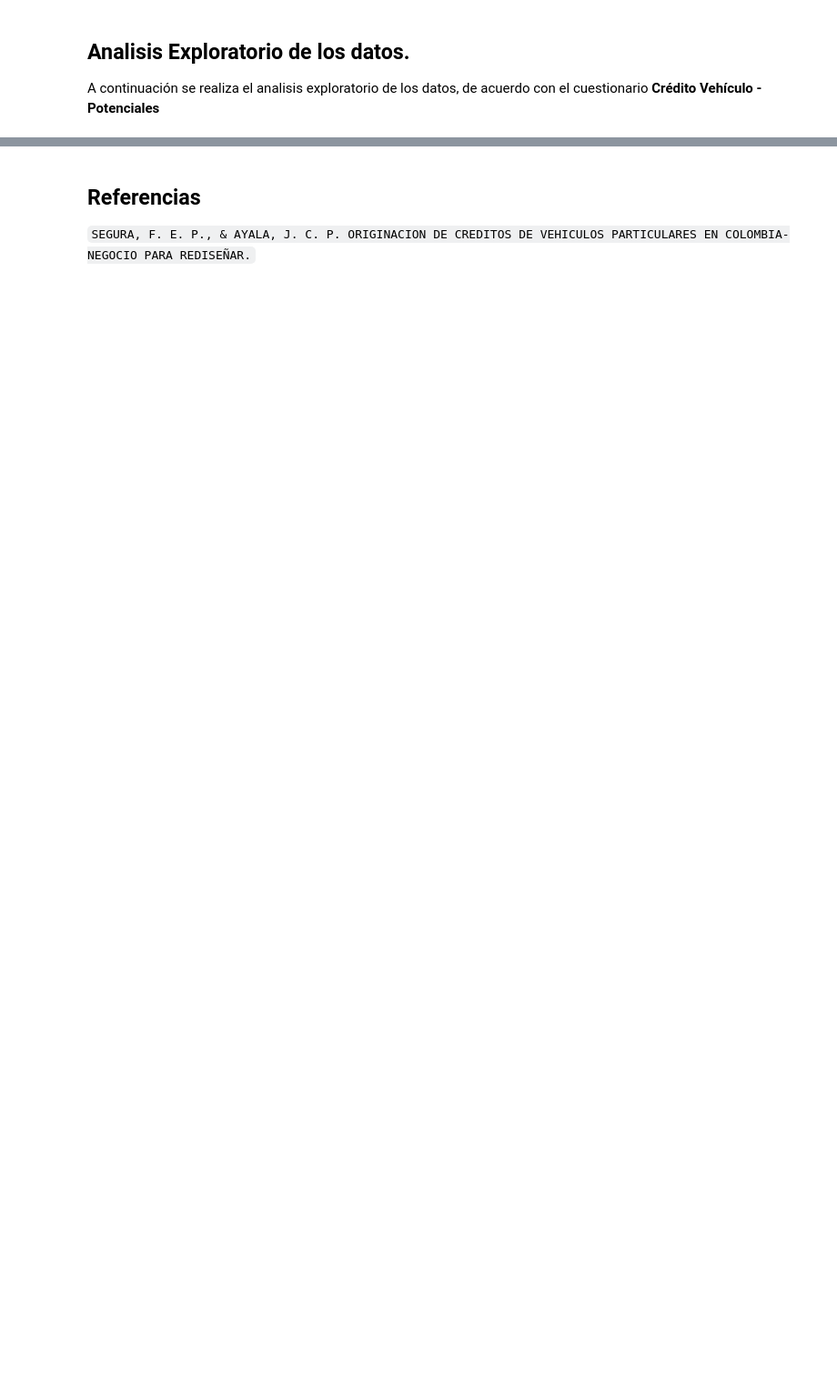
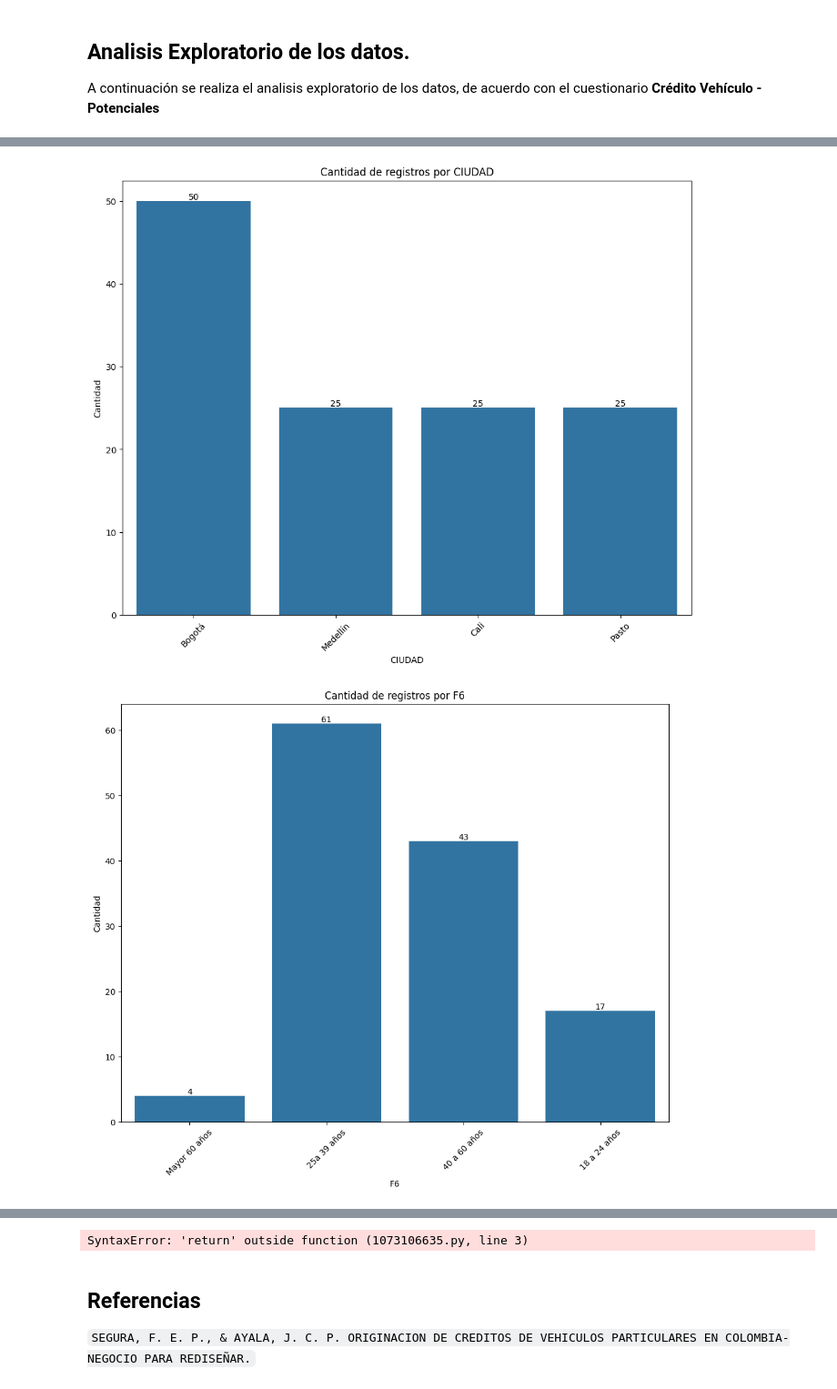
Before and after one commit to LordOnion88/MAD, a Jupyter notebook: Marketing Analytics/Clustering/CRISP DM SEGUROS AUTOS.ipynb, the cells around one changed output, grey strips where cells are left out. Shown at 91% size. Drawn from its saved outputs; the diff is of its cells as text; code cells hidden in the pictures; blank space fills up the shorter version.

```diff
--- a/Marketing Analytics/Clustering/CRISP DM SEGUROS AUTOS.ipynb
+++ b/Marketing Analytics/Clustering/CRISP DM SEGUROS AUTOS.ipynb
@@ -43,0 +38,6 @@ url = ''
+# %%
+#Cargar el dataset
+url = "https://github.com/LordOnion88/MAD/raw/refs/heads/main/Marketing%20Analytics/Clustering/MAVEHICULO%20POTENCIALF.xlsx"
+
+data = pd.read_excel(url, sheet_name='TEXTOS')
+data.head(5)
@@ -43,0 +52,6 @@ url = ''
+# %%
+columnasAED = ['CIUDAD', 'F6','F7','D1','D2','D3']
+
+data_AED = data.copy()
+data_AED = data_AED[columnasAED]
+data_AED
@@ -43,0 +72,7 @@ url = ''
+# %%
+for x in data_AED.columns:
+    Graficar_categoricas (x,data_AED)
+return
+# %% [output]
+[figure, added]
+[figure, added]
@@ -44,3 +83,4 @@ url = ''
+SyntaxError: 'return' outside function (1073106635.py, line 3)
 # %% [markdown]
 ## Referencias
 
```
Also changed, not shown: parts of 6 cells of this notebook, 2 other files.
